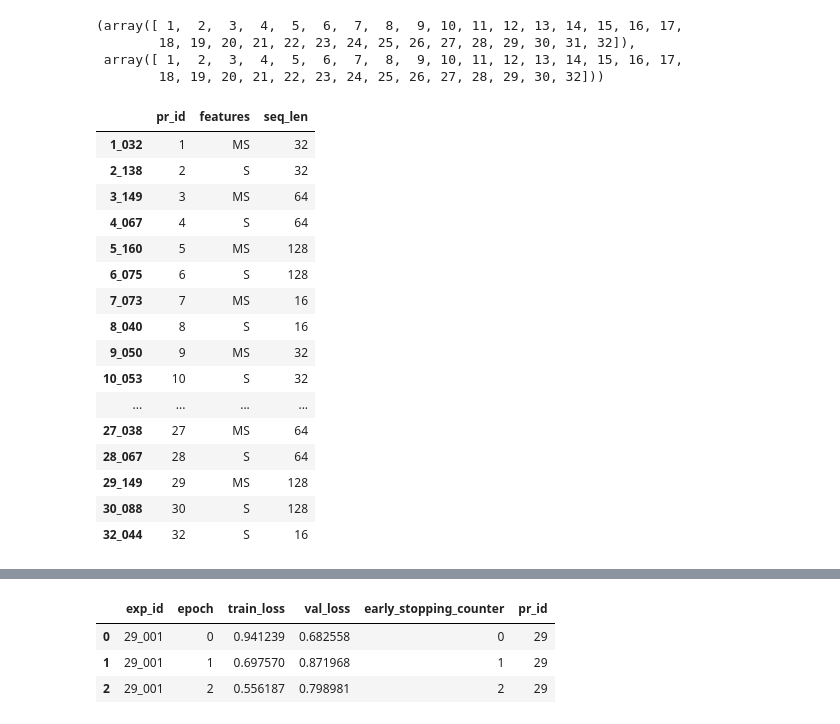
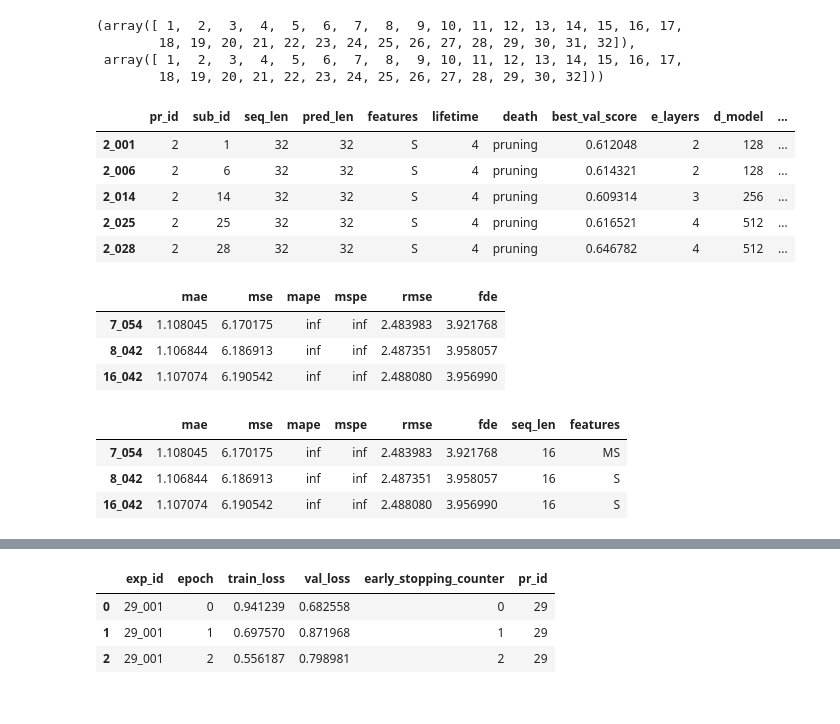
Before and after one commit to arnaud-odet/Time-Series-Library, a Jupyter notebook: results.ipynb, the cells around one changed output, grey strips where cells are left out. Saved outputs shown, nothing was run; the diff lists cells and outputs as text; code cells hidden in the pictures.

```diff
--- a/results.ipynb
+++ b/results.ipynb
@@ -429,23 +435,28 @@ pruning_logs['pr_id'].sort_values().unique(),testing_logs['pr_id'].sort_values()
         18, 19, 20, 21, 22, 23, 24, 25, 26, 27, 28, 29, 30, 31, 32]),
  array([ 1,  2,  3,  4,  5,  6,  7,  8,  9, 10, 11, 12, 13, 14, 15, 16, 17,
         18, 19, 20, 21, 22, 23, 24, 25, 26, 27, 28, 29, 30, 32]))
-# %%
-testing_logs[['pr_id','features','seq_len']].sort_values(by = 'pr_id').drop_duplicates()
-# %% [output]
-|  | pr_id | features | seq_len |
-| 1_032 | 1 | MS | 32 |
-| 2_138 | 2 | S | 32 |
-| 3_149 | 3 | MS | 64 |
-| 4_067 | 4 | S | 64 |
-| 5_160 | 5 | MS | 128 |
-| 6_075 | 6 | S | 128 |
-| 7_073 | 7 | MS | 16 |
-| 8_040 | 8 | S | 16 |
-| 9_050 | 9 | MS | 32 |
-| 10_053 | 10 | S | 32 |
-| ... | ... | ... | ... |
-| 27_038 | 27 | MS | 64 |
-| 28_067 | 28 | S | 64 |
-| 29_149 | 29 | MS | 128 |
-| 30_088 | 30 | S | 128 |
-| 32_044 | 32 | S | 16 |
+# %%
+pruning_logs.head()
+# %% [output]
+|  | pr_id | sub_id | seq_len | pred_len | features | lifetime | death | best_val_score | e_layers | d_model | ... |
+| 2_001 | 2 | 1 | 32 | 32 | S | 4 | pruning | 0.612048 | 2 | 128 | ... |
+| 2_006 | 2 | 6 | 32 | 32 | S | 4 | pruning | 0.614321 | 2 | 128 | ... |
+| 2_014 | 2 | 14 | 32 | 32 | S | 4 | pruning | 0.609314 | 3 | 256 | ... |
+| 2_025 | 2 | 25 | 32 | 32 | S | 4 | pruning | 0.616521 | 4 | 512 | ... |
+| 2_028 | 2 | 28 | 32 | 32 | S | 4 | pruning | 0.646782 | 4 | 512 | ... |
+# %%
+rdf = pd.read_csv(RETEST_FILEPATH, index_col= 0)
+rdf.head(3)
+# %% [output]
+|  | mae | mse | mape | mspe | rmse | fde |
+| 7_054 | 1.108045 | 6.170175 | inf | inf | 2.483983 | 3.921768 |
+| 8_042 | 1.106844 | 6.186913 | inf | inf | 2.487351 | 3.958057 |
+| 16_042 | 1.107074 | 6.190542 | inf | inf | 2.488080 | 3.956990 |
+# %%
+rdf = rdf.merge(pruning_logs[['seq_len','features']], left_index=True, right_index=True, how = 'left')
+rdf.head(3)
+# %% [output]
+|  | mae | mse | mape | mspe | rmse | fde | seq_len | features |
+| 7_054 | 1.108045 | 6.170175 | inf | inf | 2.483983 | 3.921768 | 16 | MS |
+| 8_042 | 1.106844 | 6.186913 | inf | inf | 2.487351 | 3.958057 | 16 | S |
+| 16_042 | 1.107074 | 6.190542 | inf | inf | 2.488080 | 3.956990 | 16 | S |
```
Also changed, not shown: parts of 11 cells of this notebook.
